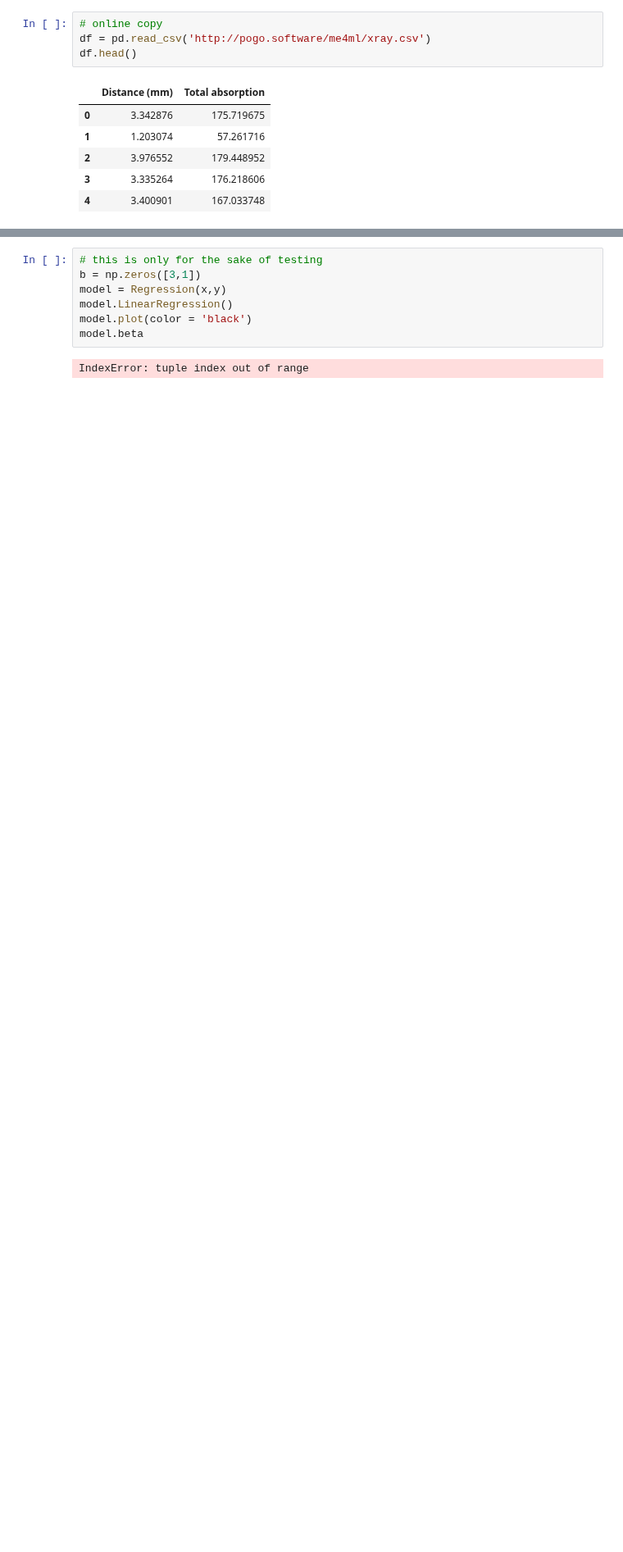
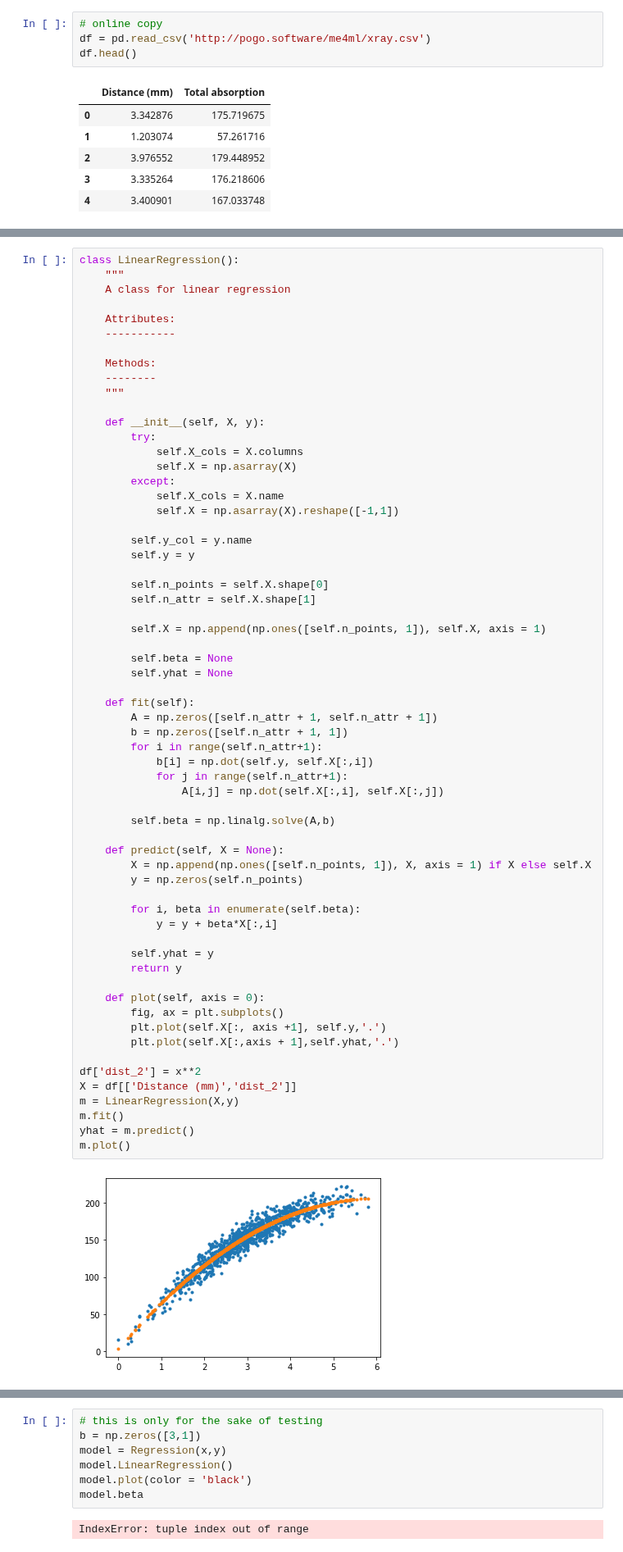
Before and after one commit to namiyousef/Intro_to_ML, a Jupyter notebook: Extra_Work/Tutorial3_Extension.ipynb, the cells around one changed output, grey strips where cells are left out. Shown at 82% size. Cells and saved outputs as stored; diff of their text form; blank space fills up the shorter version.

Commit message:
created a regression class

```diff
--- a/Extra_Work/Tutorial3_Extension.ipynb
+++ b/Extra_Work/Tutorial3_Extension.ipynb
@@ -39,3 +42,67 @@ This results in an exponential decay as the X-ray propagates through space.
 In practice, when an X-ray passes through objects, there is a phenomenon called 'beam hardening', which reduces the attenuation value, so the relationship is no longer linear.
 
 In this tutorial, we are interested in finding a simple polynomial relationship [1]
+# %%
+class LinearRegression():
+    """
+    A class for linear regression
+
+    Attributes:
+    -----------
+
+    Methods:
+    --------
+    """
+
+    def __init__(self, X, y):
+        try:
+            self.X_cols = X.columns
+            self.X = np.asarray(X)
+        except:
+            self.X_cols = X.name
+            self.X = np.asarray(X).reshape([-1,1])
+
+        self.y_col = y.name
+        self.y = y
+
+        self.n_points = self.X.shape[0]
+        self.n_attr = self.X.shape[1]
+
+        self.X = np.append(np.ones([self.n_points, 1]), self.X, axis = 1)
+
+        self.beta = None
+        self.yhat = None
+
+    def fit(self):
+        A = np.zeros([self.n_attr + 1, self.n_attr + 1])
+        b = np.zeros([self.n_attr + 1, 1])
+        for i in range(self.n_attr+1):
+            b[i] = np.dot(self.y, self.X[:,i])
+            for j in range(self.n_attr+1):
+                A[i,j] = np.dot(self.X[:,i], self.X[:,j])
+
+        self.beta = np.linalg.solve(A,b)
+
+    def predict(self, X = None):
+        X = np.append(np.ones([self.n_points, 1]), X, axis = 1) if X else self.X
+        y = np.zeros(self.n_points)
+
+        for i, beta in enumerate(self.beta):
+            y = y + beta*X[:,i]
+
+        self.yhat = y
+        return y
+
+    def plot(self, axis = 0):
+        fig, ax = plt.subplots()
+        plt.plot(self.X[:, axis +1], self.y,'.')
+        plt.plot(self.X[:,axis + 1],self.yhat,'.')
+
+df['dist_2'] = x**2
+X = df[['Distance (mm)','dist_2']]
+m = LinearRegression(X,y)
+m.fit()
+yhat = m.predict()
+m.plot()
+# %% [output]
+[figure, added]
```
Also changed, not shown: parts of 6 cells of this notebook.
